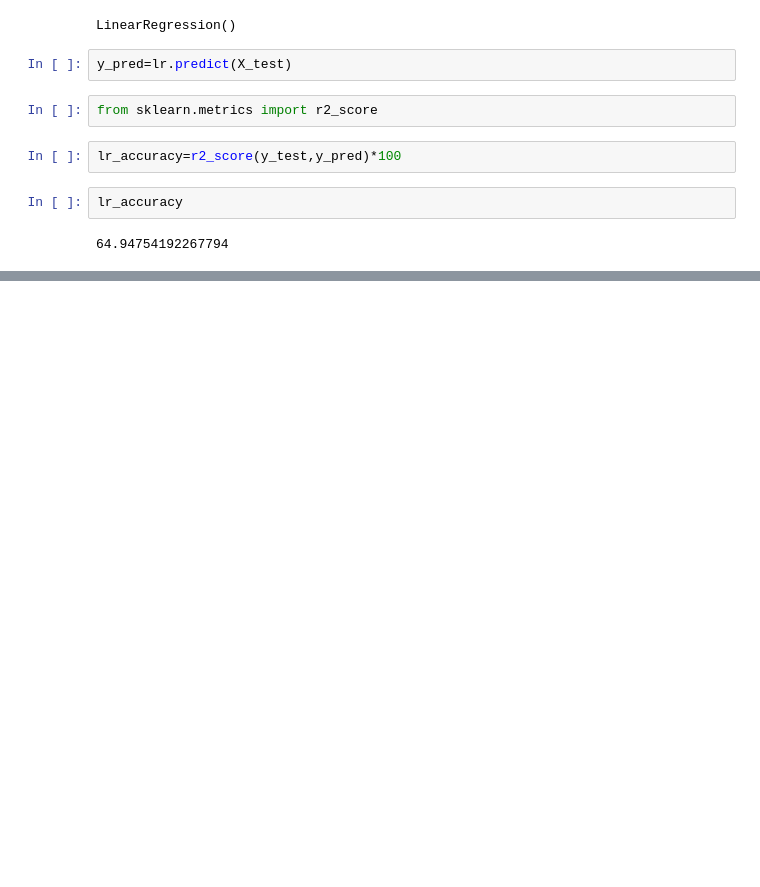
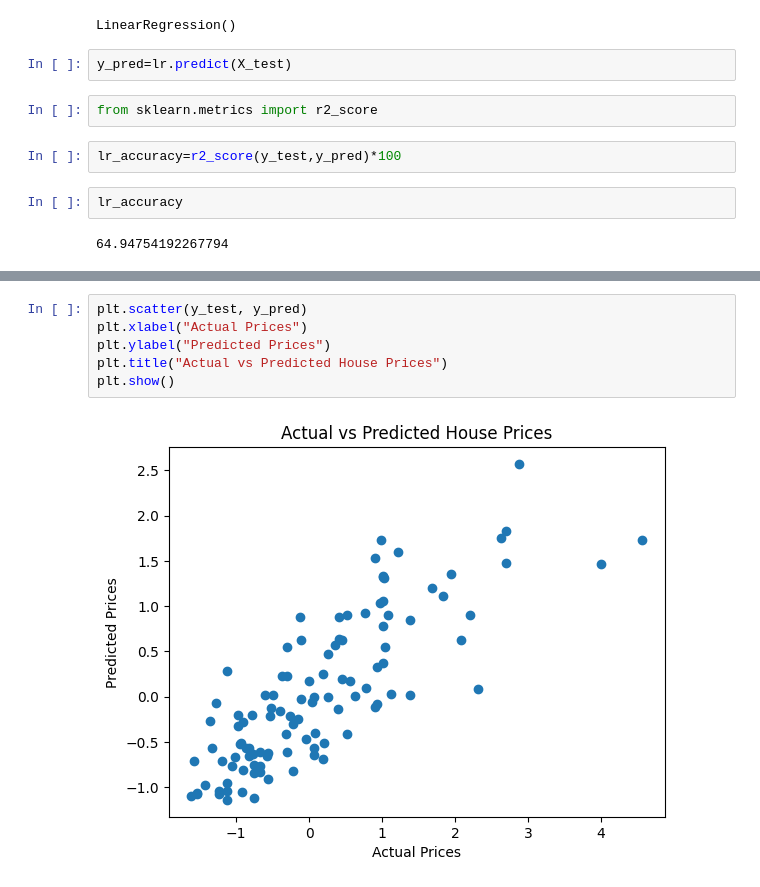
Before and after one commit to Harish26048/Code, a Jupyter notebook: Housing_price_prediction.ipynb, the cells around one changed output, grey strips where cells are left out. Saved outputs shown, nothing was run; the diff lists cells and outputs as text; blank space fills up the shorter version.

```diff
--- a/Housing_price_prediction.ipynb
+++ b/Housing_price_prediction.ipynb
@@ -167,0 +188,8 @@ lr_accuracy
+# %%
+plt.scatter(y_test, y_pred)
+plt.xlabel("Actual Prices")
+plt.ylabel("Predicted Prices")
+plt.title("Actual vs Predicted House Prices")
+plt.show()
+# %% [output]
+[figure, added]
```
Also changed, not shown: parts of 5 cells of this notebook.
